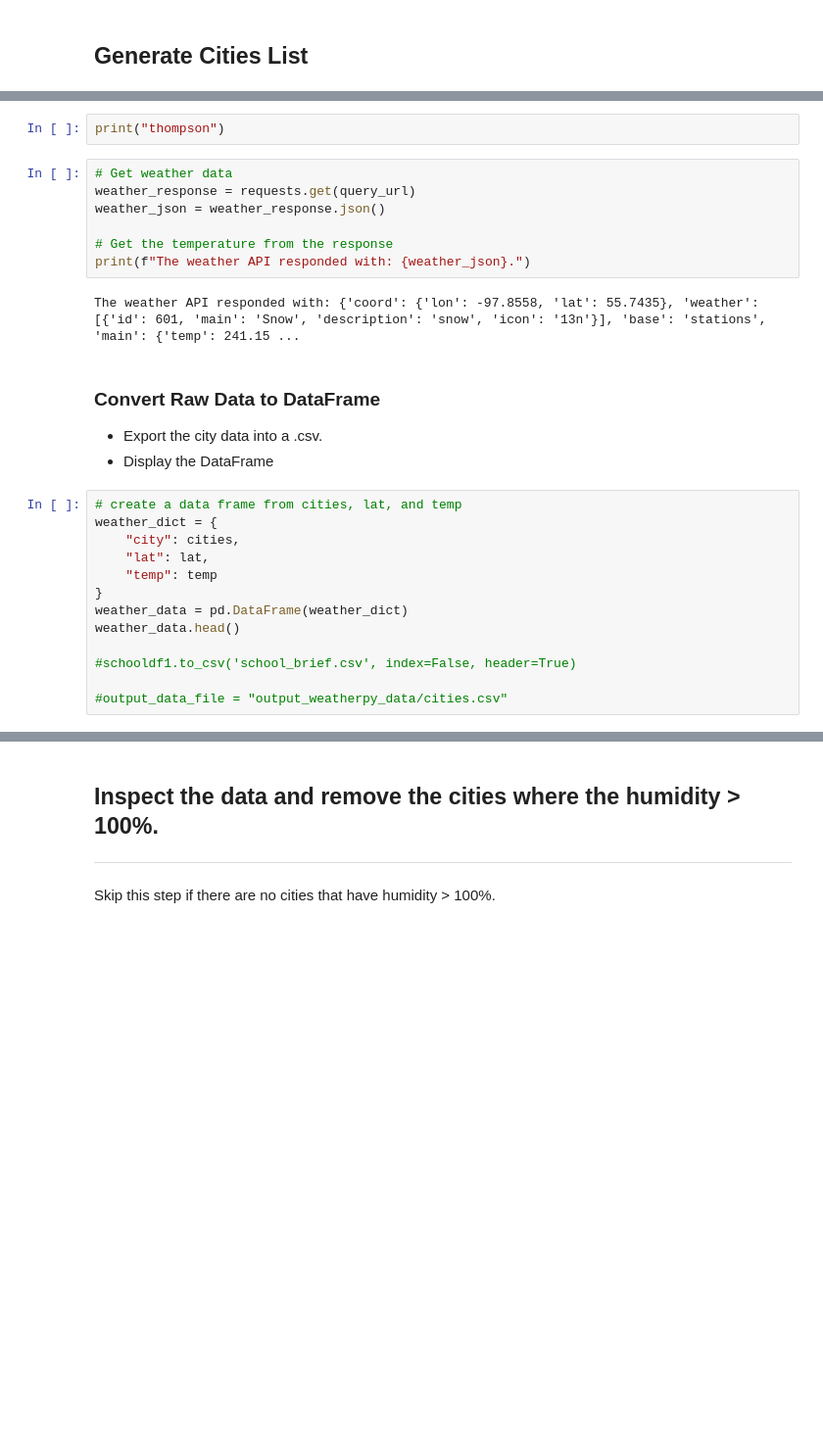
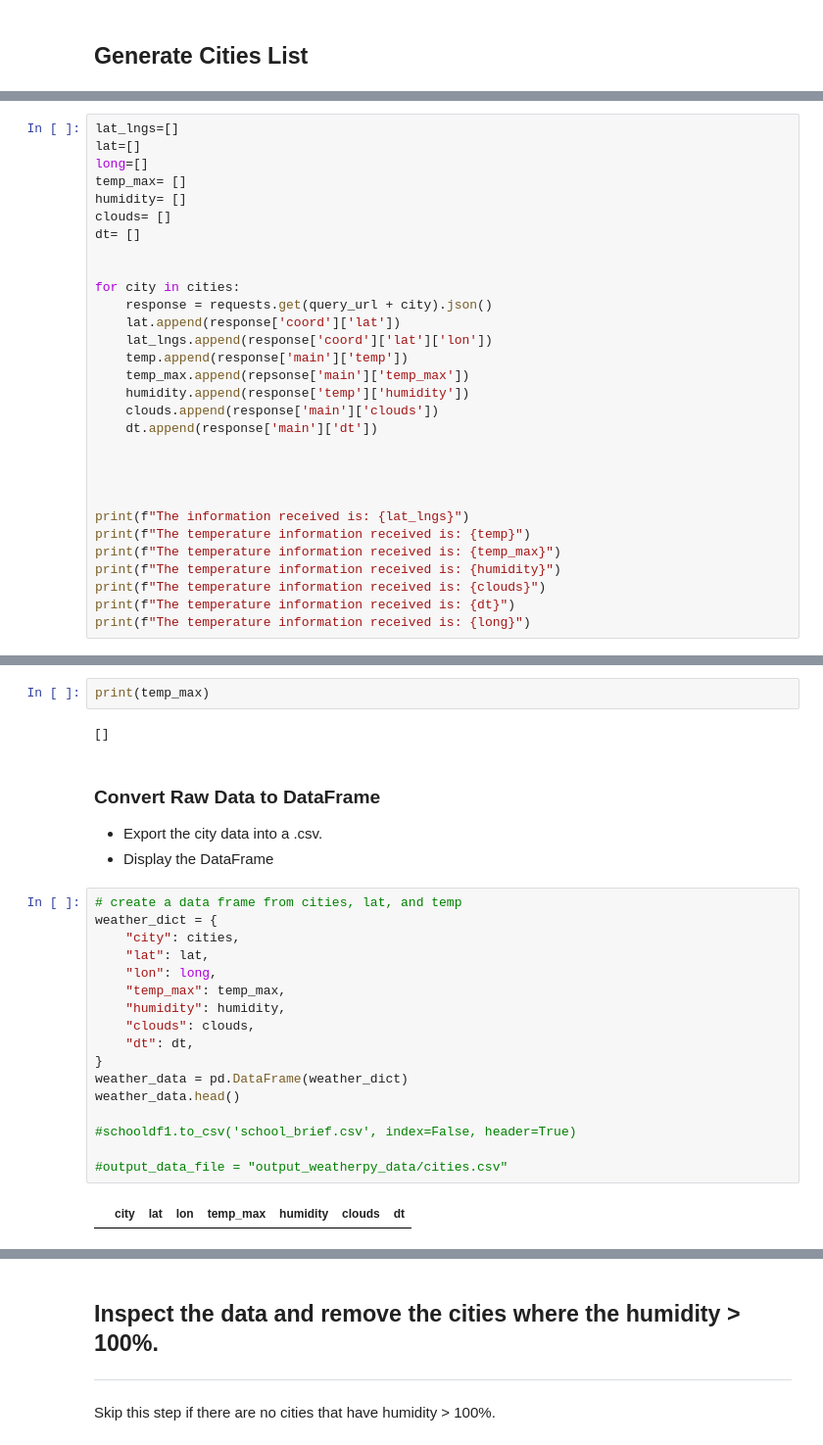
Before and after one commit to rhinoback/python-api-challenge, a Jupyter notebook: Homework_06-Python-APIs_Instructions_starter_code_WeatherPy_Louderback.ipynb, the cells around one changed output, grey strips where cells are left out. Shown at 98% size. Saved outputs shown, nothing was run; the diff lists cells and outputs as text; blank space fills up the shorter version.

```diff
--- a/Homework_06-Python-APIs_Instructions_starter_code_WeatherPy_Louderback.ipynb
+++ b/Homework_06-Python-APIs_Instructions_starter_code_WeatherPy_Louderback.ipynb
@@ -90,0 +725,30 @@ for city in cities:
+# %%
+lat_lngs=[]
+lat=[]
+long=[]
+temp_max= []
+humidity= []
+clouds= []
+dt= []
+
+
+for city in cities:
+    response = requests.get(query_url + city).json()
+    lat.append(response['coord']['lat'])
+    lat_lngs.append(response['coord']['lat']['lon'])
+    temp.append(response['main']['temp'])
+    temp_max.append(repsonse['main']['temp_max'])
+    humidity.append(response['temp']['humidity'])
+    clouds.append(response['main']['clouds'])
+    dt.append(response['main']['dt'])
+
+
+
+
+print(f"The information received is: {lat_lngs}")
+print(f"The temperature information received is: {temp}")
+print(f"The temperature information received is: {temp_max}")
+print(f"The temperature information received is: {humidity}")
+print(f"The temperature information received is: {clouds}")
+print(f"The temperature information received is: {dt}")
+print(f"The temperature information received is: {long}")
@@ -91,14 +763,7 @@ for city in cities:
 # %%
-print("thompson")
+print(temp_max)
+# %% [output]
+[]
-# %%
-# Get weather data
-weather_response = requests.get(query_url)
-weather_json = weather_response.json()
-
-# Get the temperature from the response
-print(f"The weather API responded with: {weather_json}.")
-# %% [output]
-The weather API responded with: {'coord': {'lon': -97.8558, 'lat': 55.7435}, 'weather': [{'id': 601, 'main': 'Snow', 'description': 'snow', 'icon': '13n'}], 'base': 'stations', 'main': {'temp': 241.15 ...
 # %% [markdown]
 ### Convert Raw Data to DataFrame
 * Export the city data into a .csv.
@@ -106,13 +771,19 @@ The weather API responded with: {'coord': {'lon': -97.8558, 'lat': 55.7435}, 'we
 # %%
 # create a data frame from cities, lat, and temp
 weather_dict = {
     "city": cities,
     "lat": lat,
-    "temp": temp
+    "lon": long,
+    "temp_max": temp_max,
+    "humidity": humidity,
+    "clouds": clouds,
+    "dt": dt,
 }
 weather_data = pd.DataFrame(weather_dict)
 weather_data.head()
 
 #schooldf1.to_csv('school_brief.csv', index=False, header=True)
 
 #output_data_file = "output_weatherpy_data/cities.csv"
+# %% [output]
+|  | city | lat | lon | temp_max | humidity | clouds | dt |
```
Also changed, not shown: parts of 12 cells of this notebook.
